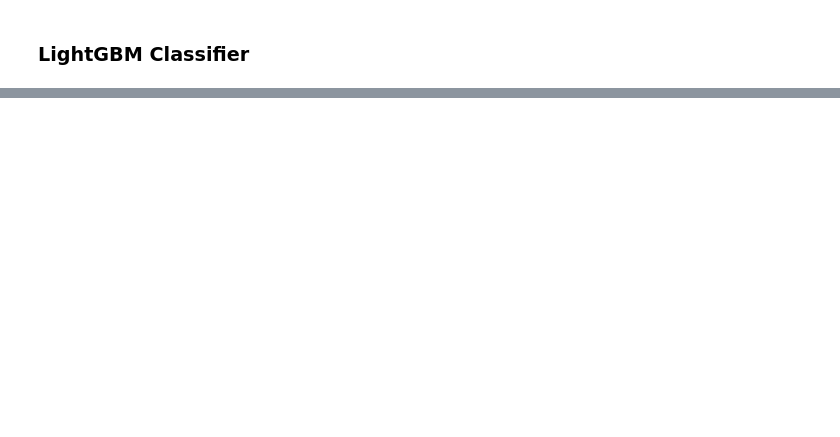
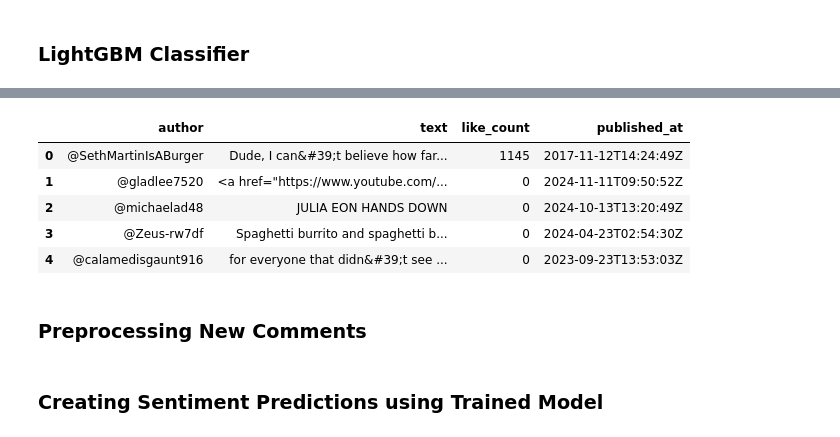
Before and after one commit to betanight/youtube_sentiment_analysis, a Jupyter notebook: notebooks/eda_analysis_fonz.ipynb, the cells around one changed output, grey strips where cells are left out. Saved outputs shown, nothing was run; the diff lists cells and outputs as text; code cells hidden in the pictures; blank space fills up the shorter version.

```diff
--- a/notebooks/eda_analysis_fonz.ipynb
+++ b/notebooks/eda_analysis_fonz.ipynb
@@ -375,0 +444,47 @@ After vectorizing the features and training the chosen models, the metric used t
+# %%
+# Set up the YouTube Data API client
+API_KEY = 'AIzaSyBN85PQF2P5UGuo-O4jyDeA_oxXSCln-ig'
+youtube = build('youtube', 'v3', developerKey=API_KEY)
+# %%
+def fetch_comments(video_id, max_results=100):
+    comments = []
+    next_page_token = None
+
+    while True:
+        response = youtube.commentThreads().list(
+            part='snippet',
+            videoId=video_id,
+            maxResults=max_results,
+            pageToken=next_page_token
+        ).execute()
+
+        for item in response['items']:
+            comment = item['snippet']['topLevelComment']['snippet']
+            comments.append({
+                'author': comment['authorDisplayName'],
+                'text': comment['textDisplay'],
+                'like_count': comment['likeCount'],
+                'published_at': comment['publishedAt']
+            })
+
+        next_page_token = response.get('nextPageToken')
+        if not next_page_token:
+            break
+
+    return pd.DataFrame(comments)
+# %%
+# Fetch comments for the new video ID
+new_video_id = rand_vid_id
+comments_df = fetch_comments(new_video_id)
+
+# Display the first few rows of the DataFrame
+display(comments_df.head())
+# %% [output]
+|  | author | text | like_count | published_at |
+| 0 | @SethMartinIsABurger | Dude, I can&#39;t believe how far... | 1145 | 2017-11-12T14:24:49Z |
+| 1 | @gladlee7520 | <a href="https://www.youtube.com/... | 0 | 2024-11-11T09:50:52Z |
+| 2 | @michaelad48 | JULIA EON HANDS DOWN | 0 | 2024-10-13T13:20:49Z |
+| 3 | @Zeus-rw7df | Spaghetti burrito and spaghetti b... | 0 | 2024-04-23T02:54:30Z |
+| 4 | @calamedisgaunt916 | for everyone that didn&#39;t see ... | 0 | 2023-09-23T13:53:03Z |
+# %% [markdown]
+### Preprocessing New Comments
@@ -375,0 +498,2 @@ After vectorizing the features and training the chosen models, the metric used t
+# %% [markdown]
+### Creating Sentiment Predictions using Trained Model
```
Also changed, not shown: parts of 26 cells of this notebook, 1 other file.
